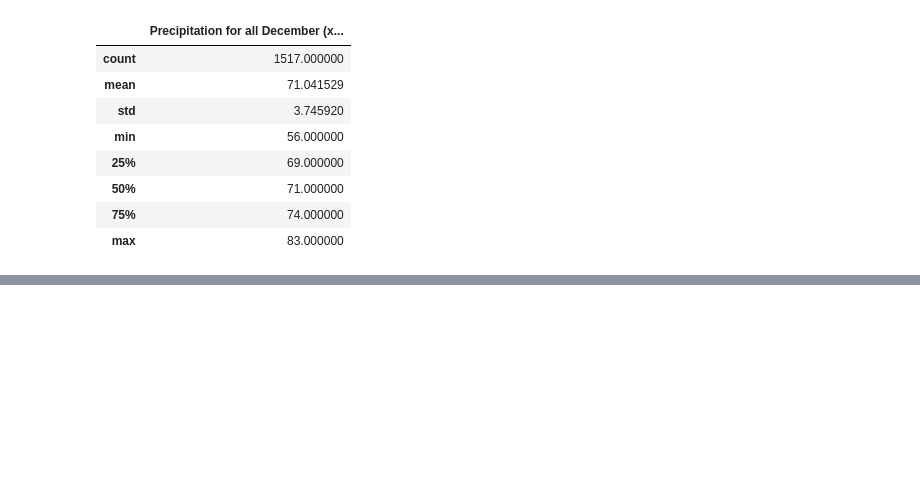
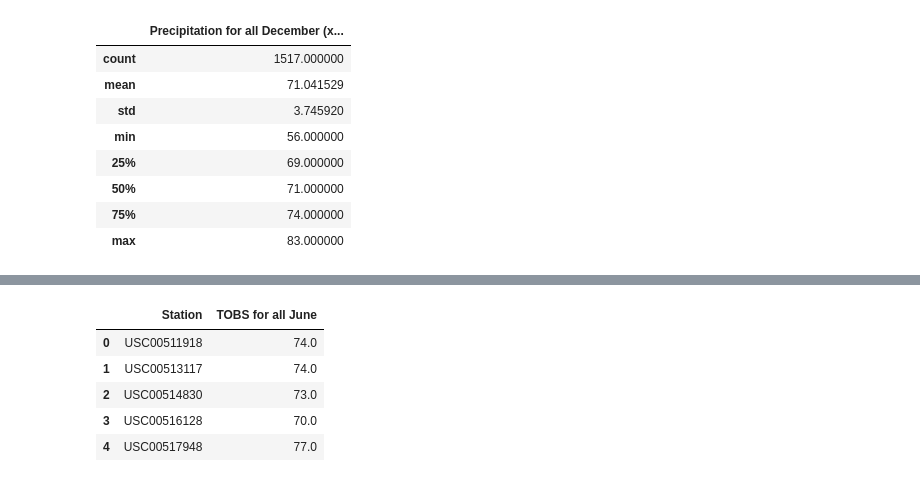
Before and after one commit to poboisvert/Surfs_up, a Jupyter notebook: SurfsUp_Challenge.ipynb, the cells around one changed output, grey strips where cells are left out. Cells and saved outputs as stored; diff of their text form; code cells hidden in the pictures; blank space fills up the shorter version.

```diff
--- a/SurfsUp_Challenge.ipynb
+++ b/SurfsUp_Challenge.ipynb
@@ -129,0 +182,20 @@ df_12.describe()
+# %%
+# Additional Query for June
+#
+#
+#
+#
+station_6 = session.query(Measurement.station, Measurement.tobs).filter(extract('month', Measurement.date)==6).group_by(Measurement.station).all()
+station_6_df = list(station_6)
+
+query_1 = pd.DataFrame(station_6_df, columns=['Station','TOBS for all June']) # Create DF
+#query_1.set_index(query_1['Station'], inplace=True) # Set Index
+#query_1=query_1[['Precipitation for all June']]
+query_1.head(5)
+# %% [output]
+|  | Station | TOBS for all June |
+| 0 | USC00511918 | 74.0 |
+| 1 | USC00513117 | 74.0 |
+| 2 | USC00514830 | 73.0 |
+| 3 | USC00516128 | 70.0 |
+| 4 | USC00517948 | 77.0 |
```
Also changed, not shown: parts of 6 cells of this notebook, 5 other files.
